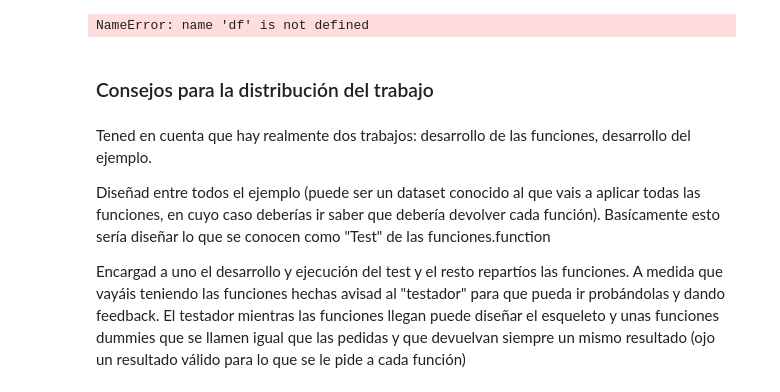
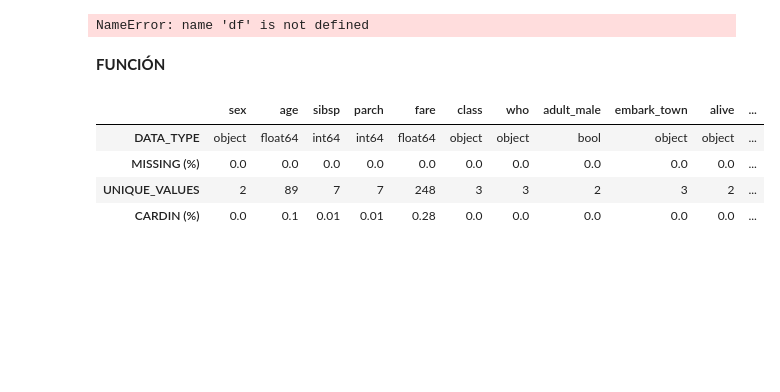
Before and after one commit to rebecaprg/TC_03_TOOLBOX, a Jupyter notebook: notebooks/describe_df_test.ipynb, the cells around one changed output. Cells and saved outputs as stored; diff of their text form; code cells hidden in the pictures; blank space fills up the shorter version.

Commit message:
Funcion describe

```diff
--- a/notebooks/describe_df_test.ipynb
+++ b/notebooks/describe_df_test.ipynb
@@ -44,11 +39,5 @@ df.isnull().mean() * 100
 df.nunique() / len(df) * 100
 # %% [output]
 NameError: name 'df' is not defined
-# %% [markdown]
-### Consejos para la distribución del trabajo
-# %% [markdown]
-Tened en cuenta que hay realmente dos trabajos: desarrollo de las funciones, desarrollo del ejemplo.
-
-Diseñad entre todos el ejemplo (puede ser un dataset conocido al que vais a aplicar todas las funciones, en cuyo caso deberías ir saber que debería devolver cada función). Basícamente esto sería diseñar lo que se conocen como "Test" de las funciones.function
-
-Encargad a uno el desarrollo y ejecución del test y el resto repartíos las funciones. A medida que vayáis teniendo las funciones hechas avisad al "testador" para que pueda ir probándolas y dando feedback. El testador mientras las funciones llegan puede diseñar el esqueleto y unas funciones dummies que se llamen igual que las pedidas y que devuelvan siempre un mismo resultado (ojo un resultado válido para lo que se le pide a cada función)
+# %% [markdown]
+**FUNCIÓN**
@@ -54,0 +73,8 @@ Encargad a uno el desarrollo y ejecución del test y el resto repartíos las fun
+# %%
+resumen
+# %% [output]
+|  | sex | age | sibsp | parch | fare | class | who | adult_male | embark_town | alive | ... |
+| DATA_TYPE | object | float64 | int64 | int64 | float64 | object | object | bool | object | object | ... |
+| MISSING (%) | 0.0 | 0.0 | 0.0 | 0.0 | 0.0 | 0.0 | 0.0 | 0.0 | 0.0 | 0.0 | ... |
+| UNIQUE_VALUES | 2 | 89 | 7 | 7 | 248 | 3 | 3 | 2 | 3 | 2 | ... |
+| CARDIN (%) | 0.0 | 0.1 | 0.01 | 0.01 | 0.28 | 0.0 | 0.0 | 0.0 | 0.0 | 0.0 | ... |
```
Also changed, not shown: parts of 3 cells of this notebook.
